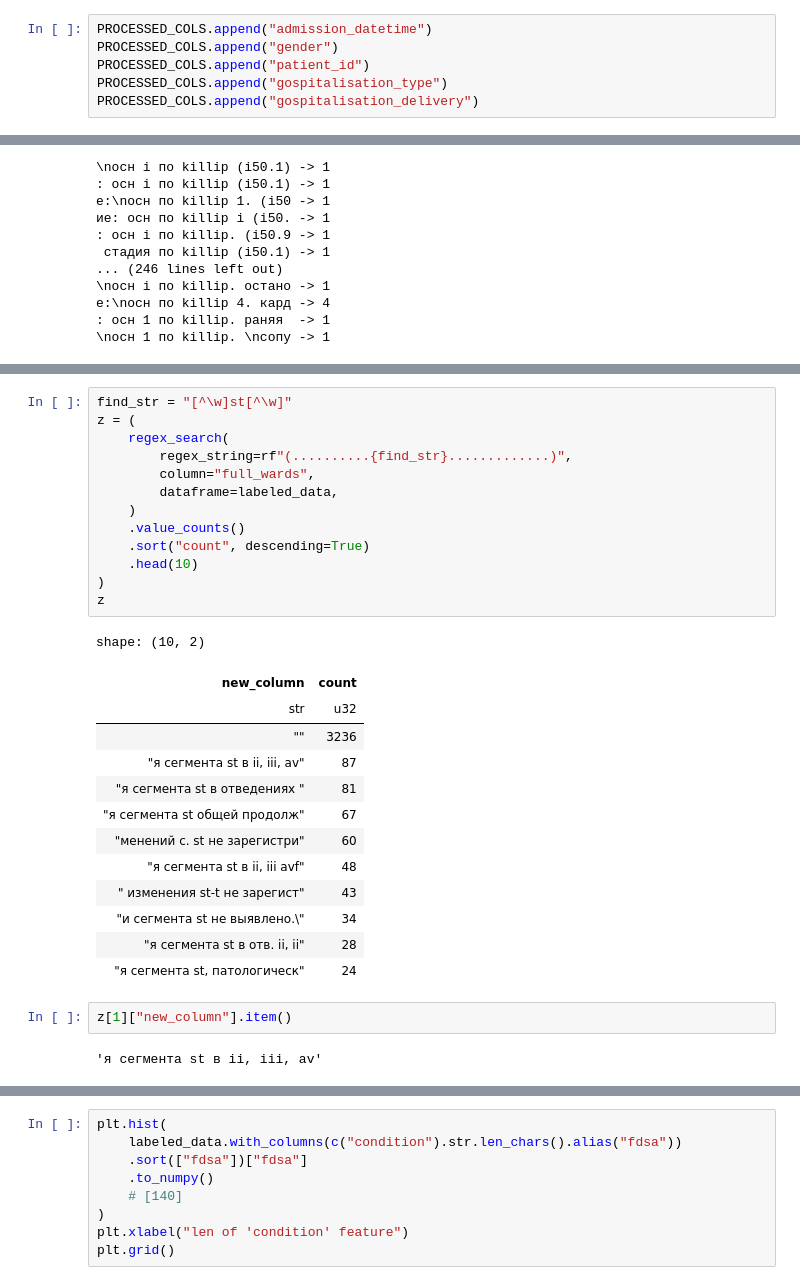
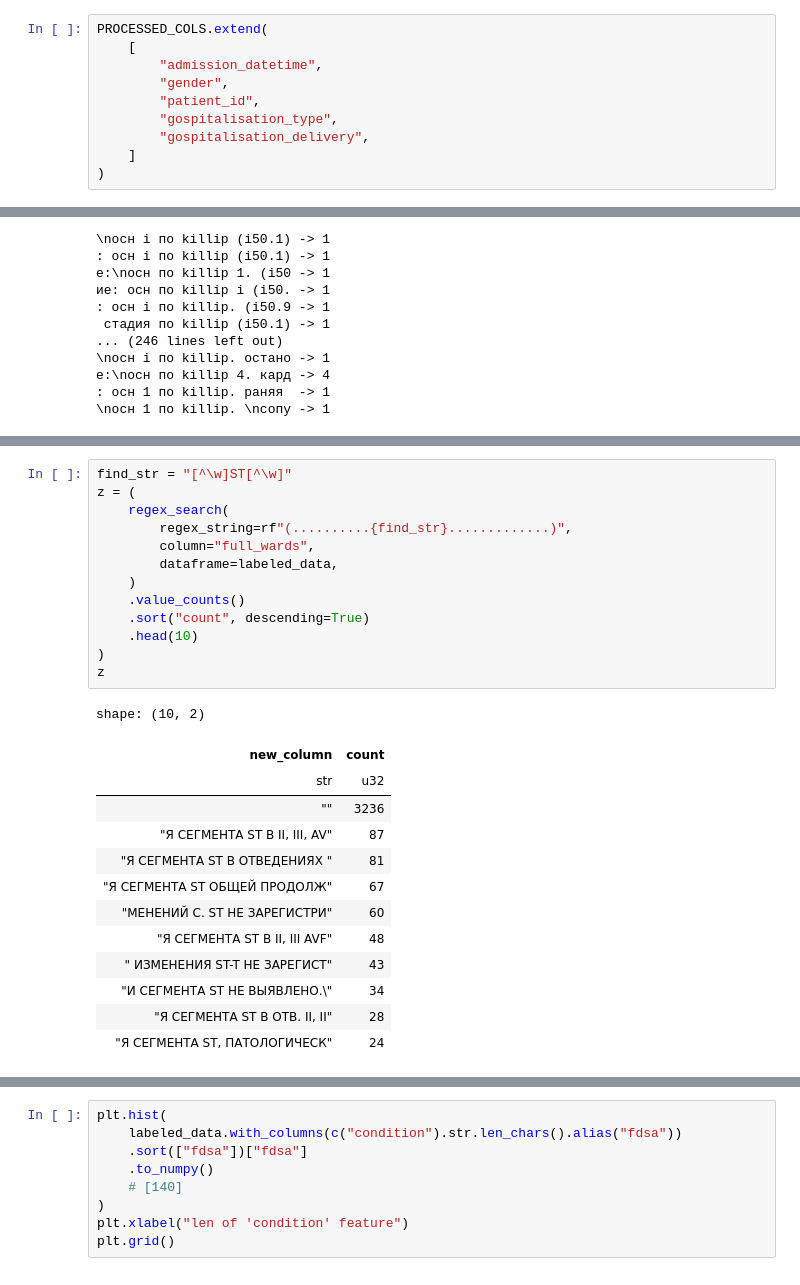
Before and after one commit to KonstantinBurkin/parse-records, a Jupyter notebook: notebooks/7.2_transform_epic_data.ipynb, the cells around one changed output, grey strips where cells are left out. Cells and saved outputs as stored; diff of their text form.

```diff
--- a/notebooks/7.2_transform_epic_data.ipynb
+++ b/notebooks/7.2_transform_epic_data.ipynb
@@ -78,8 +78,12 @@ epic_records = epic_records.with_columns(
     .cast(pl.Int64),
 )
 # %%
-PROCESSED_COLS.append("admission_datetime")
-PROCESSED_COLS.append("gender")
-PROCESSED_COLS.append("patient_id")
-PROCESSED_COLS.append("gospitalisation_type")
-PROCESSED_COLS.append("gospitalisation_delivery")
+PROCESSED_COLS.extend(
+    [
+        "admission_datetime",
+        "gender",
+        "patient_id",
+        "gospitalisation_type",
+        "gospitalisation_delivery",
+    ]
+)
@@ -740,31 +687,27 @@ for ex in examples:
 # %%
-find_str = "[^\w]st[^\w]"
+find_str = "[^\w]ST[^\w]"
 z = (
     regex_search(
         regex_string=rf"(..........{find_str}.............)",
         column="full_wards",
         dataframe=labeled_data,
     )
     .value_counts()
     .sort("count", descending=True)
     .head(10)
 )
 z
 # %% [output]
 shape: (10, 2)
 | new_column | count |
 | str | u32 |
 | "" | 3236 |
-| "я сегмента st в ii, iii, av" | 87 |
-| "я сегмента st в отведениях " | 81 |
-| "я сегмента st общей продолж" | 67 |
-| "менений с. st не зарегистри" | 60 |
-| "я сегмента st в ii, iii avf" | 48 |
-| " изменения st-t не зарегист" | 43 |
-| "и сегмента st не выявлено.\" | 34 |
-| "я сегмента st в отв. ii, ii" | 28 |
-| "я сегмента st, патологическ" | 24 |
+| "Я СЕГМЕНТА ST В II, III, AV" | 87 |
+| "Я СЕГМЕНТА ST В ОТВЕДЕНИЯХ " | 81 |
+| "Я СЕГМЕНТА ST ОБЩЕЙ ПРОДОЛЖ" | 67 |
+| "МЕНЕНИЙ С. ST НЕ ЗАРЕГИСТРИ" | 60 |
+| "Я СЕГМЕНТА ST В II, III AVF" | 48 |
+| " ИЗМЕНЕНИЯ ST-T НЕ ЗАРЕГИСТ" | 43 |
+| "И СЕГМЕНТА ST НЕ ВЫЯВЛЕНО.\" | 34 |
+| "Я СЕГМЕНТА ST В ОТВ. II, II" | 28 |
+| "Я СЕГМЕНТА ST, ПАТОЛОГИЧЕСК" | 24 |
-# %%
-z[1]["new_column"].item()
-# %% [output]
-'я сегмента st в ii, iii, av'
```
Also changed, not shown: parts of 44 cells of this notebook.
